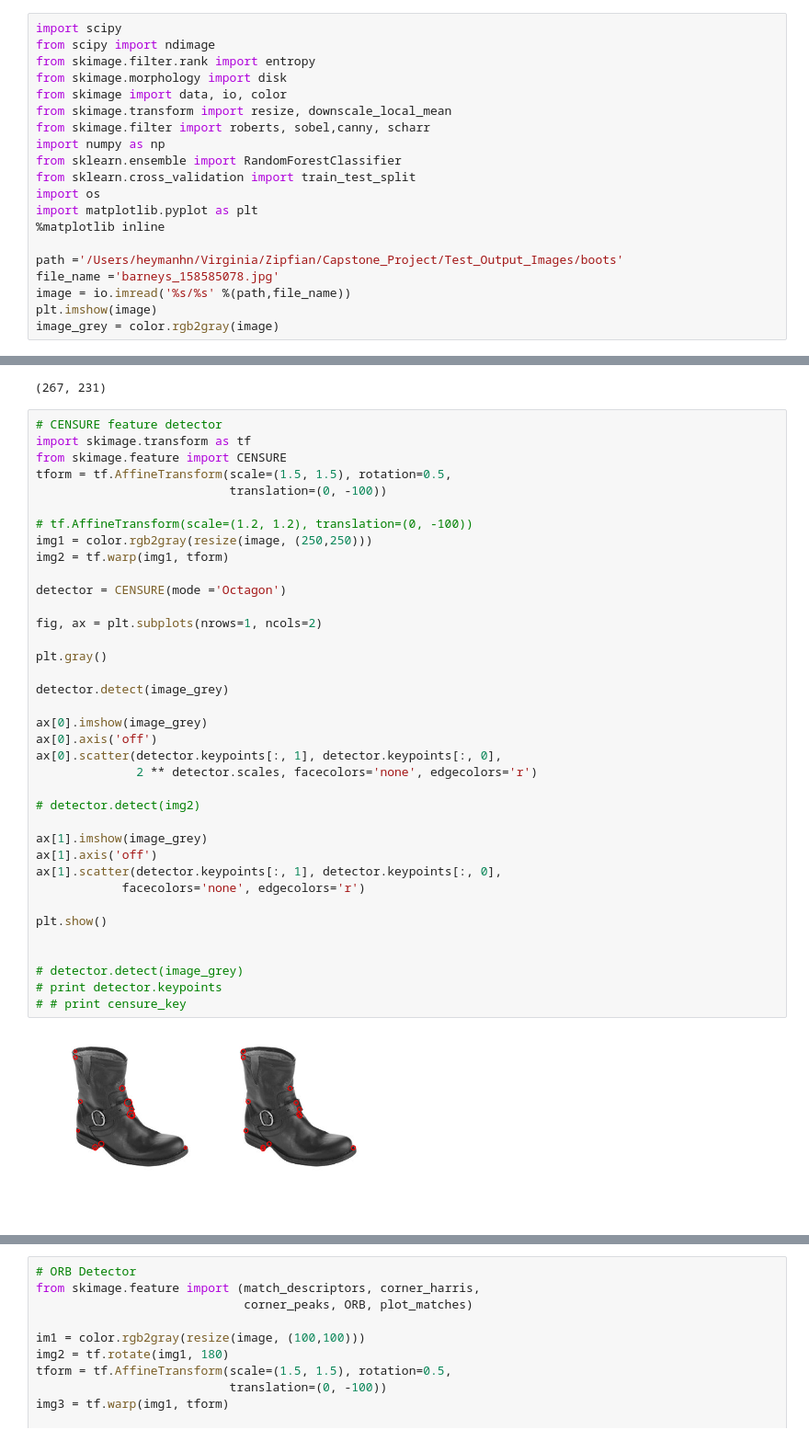
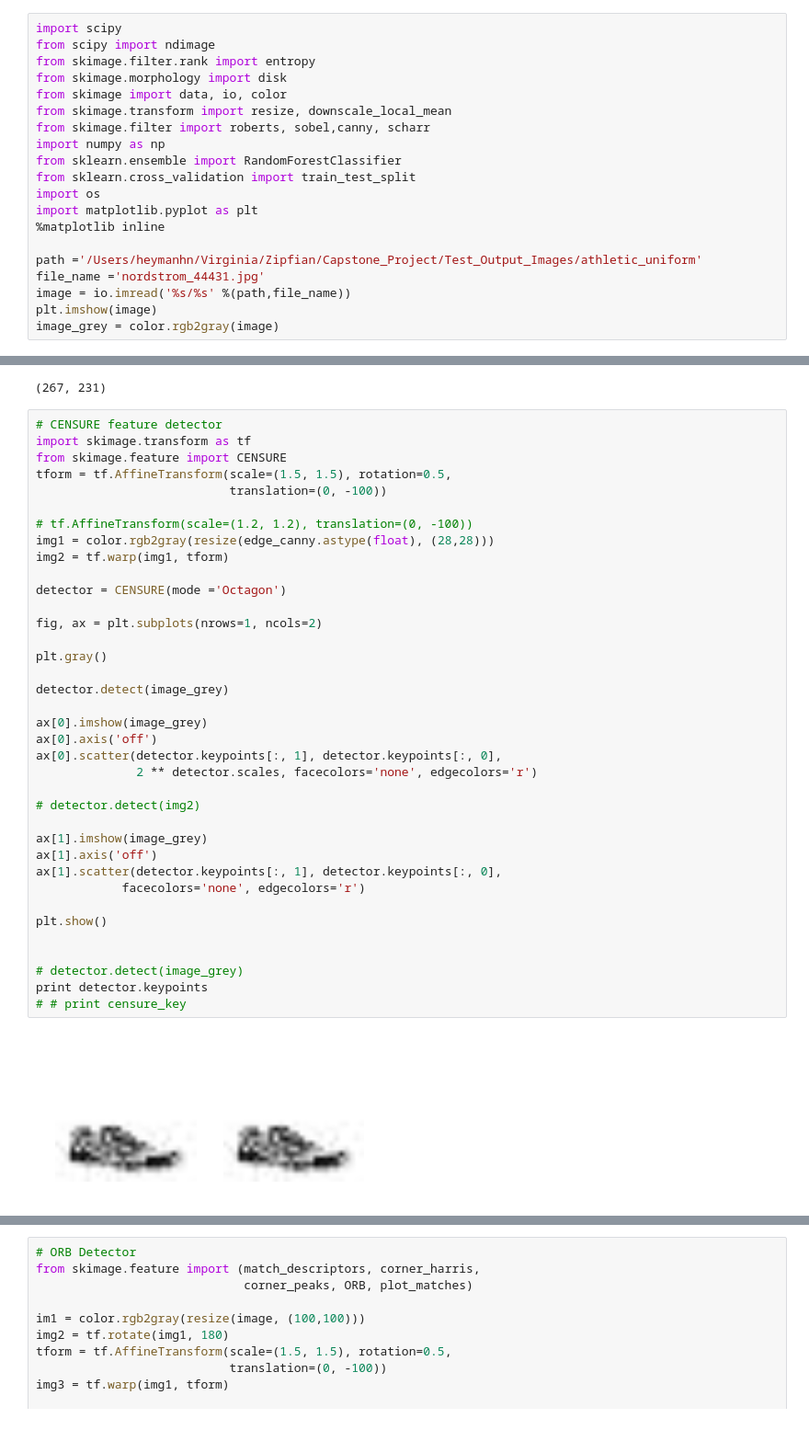
Before and after one commit to adolfoeliazat/Tinderella, a Jupyter notebook: filter_transformation.ipynb, the cells around one changed output, grey strips where cells are left out. Shown at 92% size. Drawn from its saved outputs; the diff is of its cells as text.

```diff
--- a/filter_transformation.ipynb
+++ b/filter_transformation.ipynb
@@ -13,8 +13,8 @@ import os
 import matplotlib.pyplot as plt
 %matplotlib inline
 
-path ='/Users/heymanhn/Virginia/Zipfian/Capstone_Project/Test_Output_Images/boots'
-file_name ='barneys_158585078.jpg'
+path ='/Users/heymanhn/Virginia/Zipfian/Capstone_Project/Test_Output_Images/athletic_uniform'
+file_name ='nordstrom_44431.jpg'
 image = io.imread('%s/%s' %(path,file_name))
 plt.imshow(image)
 image_grey = color.rgb2gray(image)
@@ -94,34 +112,34 @@ tform = tf.AffineTransform(scale=(1.5, 1.5), rotation=0.5,
                            translation=(0, -100))
 
 # tf.AffineTransform(scale=(1.2, 1.2), translation=(0, -100))
-img1 = color.rgb2gray(resize(image, (250,250)))
+img1 = color.rgb2gray(resize(edge_canny.astype(float), (28,28)))
 img2 = tf.warp(img1, tform)
 
 detector = CENSURE(mode ='Octagon')
 
 fig, ax = plt.subplots(nrows=1, ncols=2)
 
 plt.gray()
 
 detector.detect(image_grey)
 
 ax[0].imshow(image_grey)
 ax[0].axis('off')
 ax[0].scatter(detector.keypoints[:, 1], detector.keypoints[:, 0],
               2 ** detector.scales, facecolors='none', edgecolors='r')
 
 # detector.detect(img2)
 
 ax[1].imshow(image_grey)
 ax[1].axis('off')
 ax[1].scatter(detector.keypoints[:, 1], detector.keypoints[:, 0],
             facecolors='none', edgecolors='r')
 
 plt.show()
 
 
 # detector.detect(image_grey)
-# print detector.keypoints
+print detector.keypoints
 # # print censure_key
 # %% [output]
-[figure, old version]
+[figure, new version]
```
Also changed, not shown: parts of 6 cells of this notebook, 2 other files.
